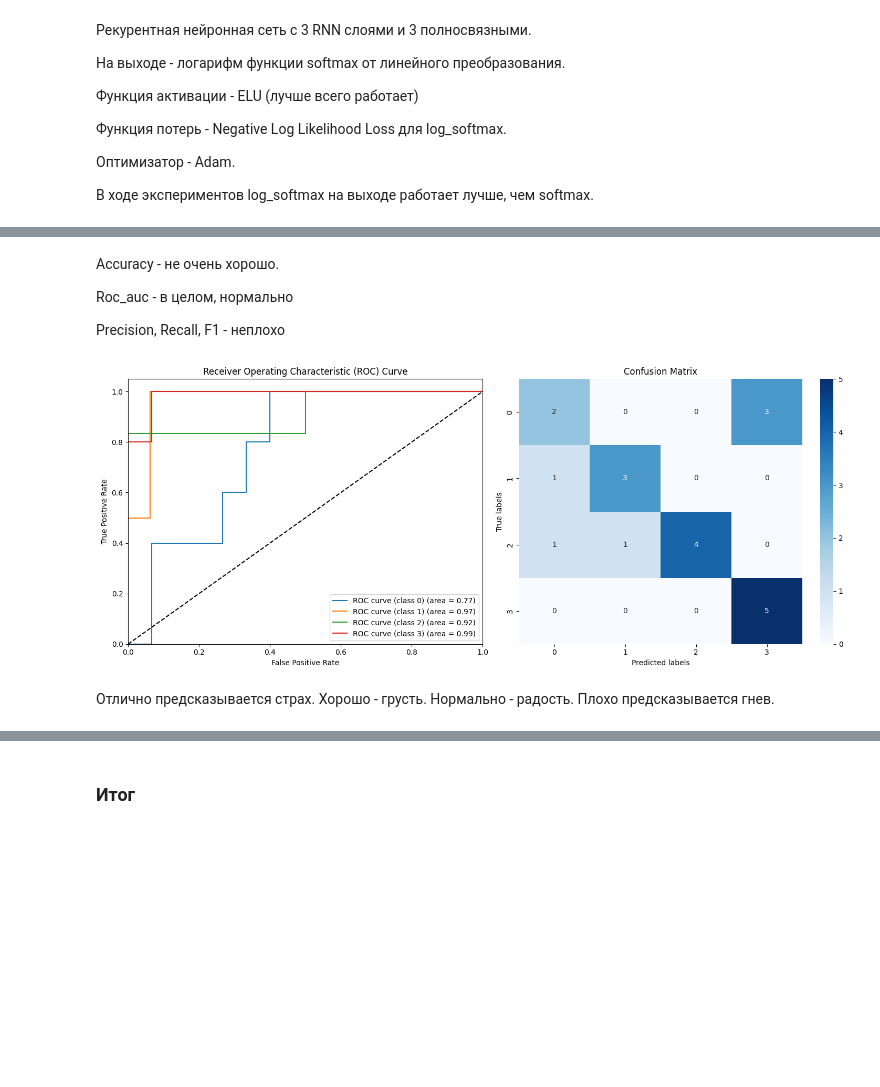
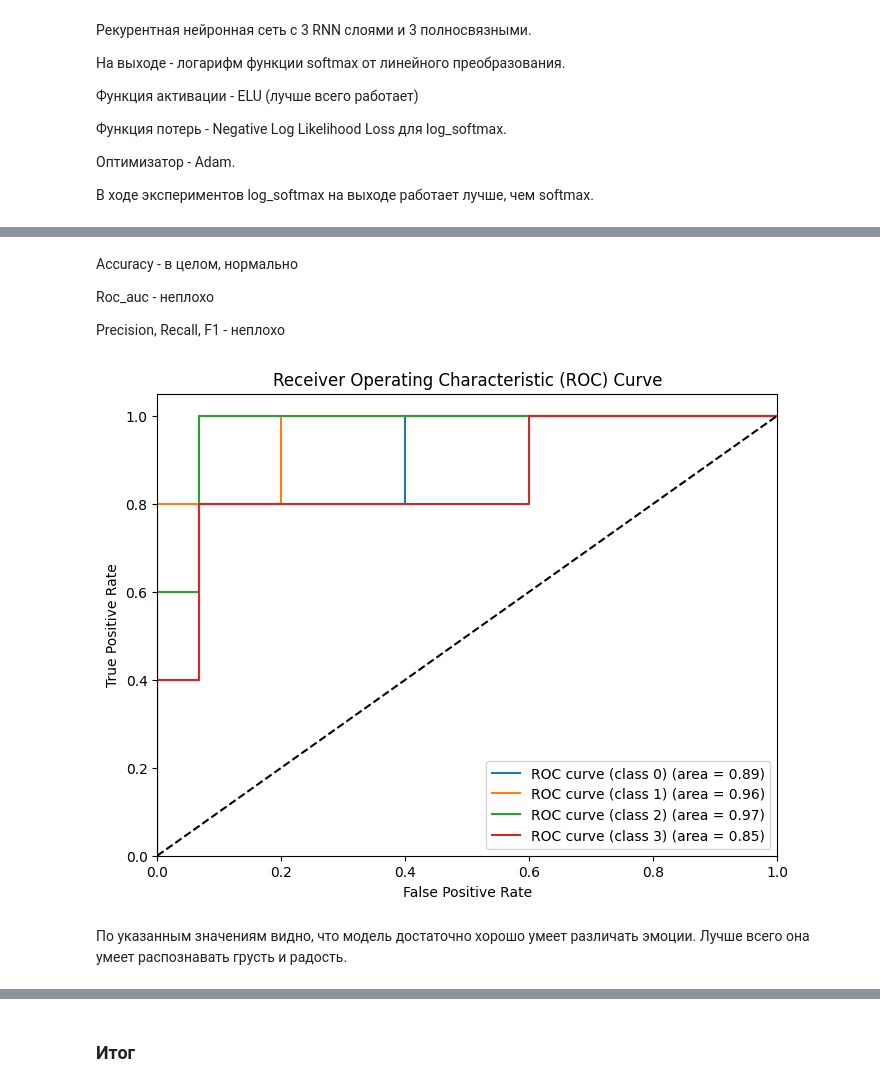
Before and after one commit to nastya03iva/TimeSeries, a Jupyter notebook: final_project.ipynb, the cells around one changed output, grey strips where cells are left out. Drawn from its saved outputs; the diff is of its cells as text; code cells hidden in the pictures; blank space fills up the shorter version.

```diff
--- a/final_project.ipynb
+++ b/final_project.ipynb
@@ -641,7 +683,7 @@ def get_predictions(model, dataloader):
 
     return predictions, true_labels, y_pred_prob
 # %%
-def view_metric_nn(y_test, y_pred_proba):
+def view_roc_curve_nn(y_test, y_pred_proba):
     fpr = dict()
     tpr = dict()
     roc_auc = dict()
@@ -651,10 +693,7 @@ def view_metric_nn(y_test, y_pred_proba):
         fpr[i], tpr[i], _ = roc_curve(y_test, [pred[i] for pred in y_pred_proba], pos_label=i)
         roc_auc[i] = auc(fpr[i], tpr[i])
 
-    plt.figure(figsize=(15, 6))
-
-    # ROC curve
-    plt.subplot(1, 2, 1)
+    plt.figure(figsize=(8, 6))
     for i in range(n_classes):
         plt.plot(fpr[i], tpr[i], label=f'ROC curve (class {i}) (area = {roc_auc[i]:0.2f})')
     plt.plot([0, 1], [0, 1], 'k--')
@@ -664,17 +703,6 @@ def view_metric_nn(y_test, y_pred_proba):
     plt.ylabel('True Positive Rate')
     plt.title('Receiver Operating Characteristic (ROC) Curve')
     plt.legend(loc="lower right")
-
-    # Confusion Matrix
-    plt.subplot(1, 2, 2)
-    y_pred = np.argmax(y_pred_proba, axis=1)
-    conf_matrix = confusion_matrix(y_test, y_pred)
-    sns.heatmap(conf_matrix, annot=True, cmap='Blues', fmt='g')
-    plt.xlabel('Predicted labels')
-    plt.ylabel('True labels')
-    plt.title('Confusion Matrix')
-
-    plt.tight_layout()
     plt.show()
 # %%
 test_predictions, true_labels, y_pred_prob = get_predictions(model, test_dataloader)
@@ -728,12 +762,13 @@ view_metric_nn(true_labels, y_pred_prob)
 class RNN(nn.Module):
     def __init__(self):
         super(RNN, self).__init__()
-        self.hidden_size = 128
+        self.hidden_size = 256
         self.num_layers = 3
-        self.rnn = nn.RNN(1, 128, 3, batch_first=True)
-        self.fc1 = nn.Linear(128, 64)
-        self.fc2 = nn.Linear(64, 48)
-        self.fc3 = nn.Linear(48, 4)
+        self.rnn = nn.RNN(1, 256, 3, batch_first=True)
+        self.fc1 = nn.Linear(256, 128)
+        self.fc2 = nn.Linear(128, 64)
+        self.fc3 = nn.Linear(64, 32)
+        self.fc4 = nn.Linear(32, 4)
         self.elu = nn.ELU()
 
     def forward(self, x):
@@ -747,13 +782,15 @@ class RNN(nn.Module):
         out = self.fc2(out)
         out = self.elu(out)
         out = self.fc3(out)
+        out = self.elu(out)
+        out = self.fc4(out)
         out = F.log_softmax(out, dim=1)
         return out
 # %%
 loss_fn = nn.NLLLoss()
 model = RNN()
-optimizer = optim.AdamW(model.parameters(), lr=0.001)
+optimizer = optim.Adam(model.parameters(), lr=0.001)
 # %%
 n_epochs = 100
-train_model(model, train_dataloader, loss_fn, optimizer, n_epochs)
+model = train_model(model, train_dataloader, loss_fn, optimizer, n_epochs)
 # %% [output]
@@ -799,12 +836,12 @@ F1 Score: 0.6934188034188035
 # %% [markdown]
-Accuracy - не очень хорошо.
+Accuracy - в целом, нормально
 
-Roc_auc - в целом, нормально
+Roc_auc - неплохо
 
 Precision, Recall, F1 - неплохо
 # %%
-view_metric_nn(true_labels, y_pred_prob)
+view_roc_curve_nn(true_labels, y_pred_prob)
 # %% [output]
-[figure, old version]
+[figure, new version]
-# %% [markdown]
-Отлично предсказывается страх. Хорошо - грусть. Нормально - радость. Плохо предсказывается гнев.
+# %% [markdown]
+По указанным значениям видно, что модель достаточно хорошо умеет различать эмоции. Лучше всего она умеет распознавать грусть и радость.
```
Also changed, not shown: parts of 70 cells of this notebook.
